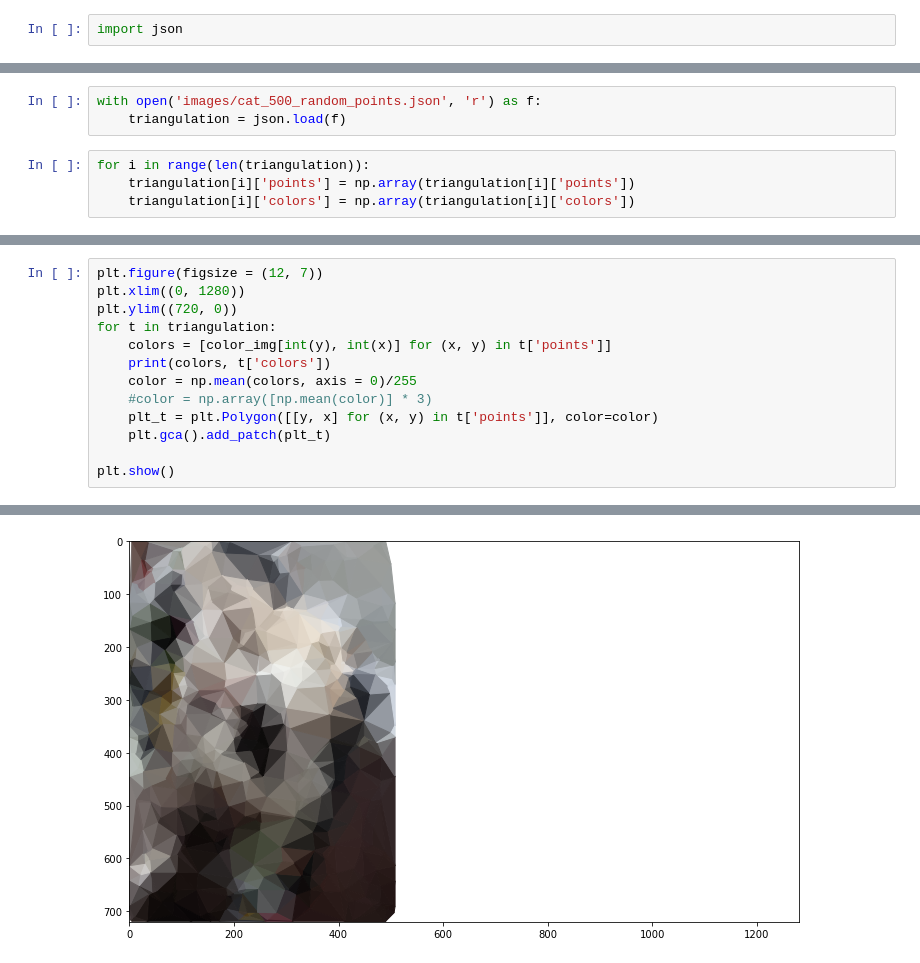
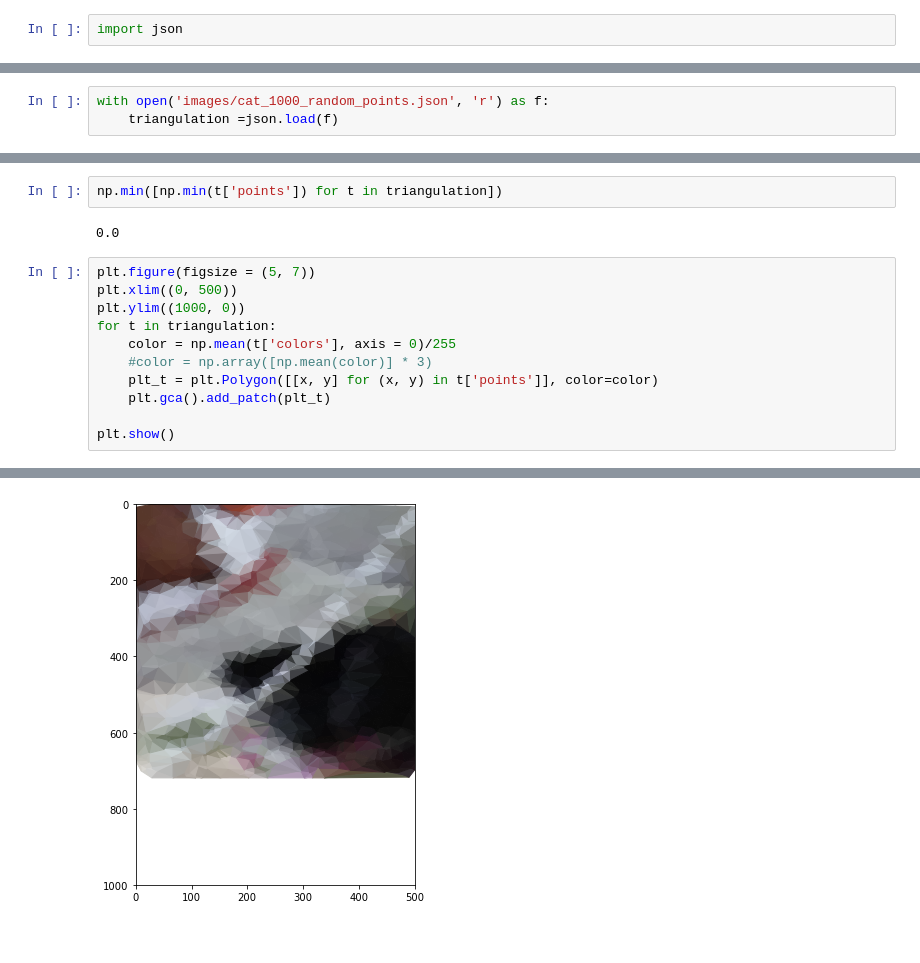
Before and after one commit to GiovaniValdrighi/data-structure-algorithms, a Jupyter notebook: delaunay-triangulation/processing_image.ipynb, the cells around one changed output, grey strips where cells are left out. Saved outputs shown, nothing was run; the diff lists cells and outputs as text; blank space fills up the shorter version.

```diff
--- a/delaunay-triangulation/processing_image.ipynb
+++ b/delaunay-triangulation/processing_image.ipynb
@@ -142,7 +126,3 @@ plt.imshow(color_img)
 # %%
-with open('images/cat_500_random_points.json', 'r') as f:
-    triangulation = json.load(f)
+with open('images/cat_1000_random_points.json', 'r') as f:
+    triangulation =json.load(f)
-# %%
-for i in range(len(triangulation)):
-    triangulation[i]['points'] = np.array(triangulation[i]['points'])
-    triangulation[i]['colors'] = np.array(triangulation[i]['colors'])
@@ -153,13 +137,15 @@ color_img.shape
+# %%
+np.min([np.min(t['points']) for t in triangulation])
+# %% [output]
+0.0
 # %%
-plt.figure(figsize = (12, 7))
-plt.xlim((0, 1280))
-plt.ylim((720, 0))
+plt.figure(figsize = (5, 7))
+plt.xlim((0, 500))
+plt.ylim((1000, 0))
 for t in triangulation:
-    colors = [color_img[int(y), int(x)] for (x, y) in t['points']]
-    print(colors, t['colors'])
-    color = np.mean(colors, axis = 0)/255
+    color = np.mean(t['colors'], axis = 0)/255
     #color = np.array([np.mean(color)] * 3)
-    plt_t = plt.Polygon([[y, x] for (x, y) in t['points']], color=color)
+    plt_t = plt.Polygon([[x, y] for (x, y) in t['points']], color=color)
     plt.gca().add_patch(plt_t)
 
 plt.show()
@@ -184 +153 @@ plt.show()
-[figure, old version]
+[figure, new version]
```
Also changed, not shown: parts of 16 cells of this notebook, 12 other files.
